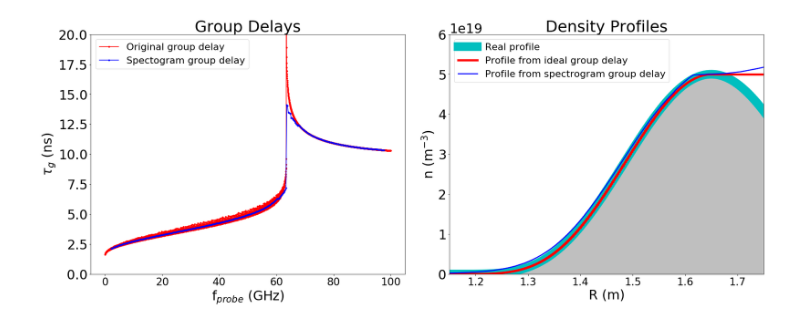
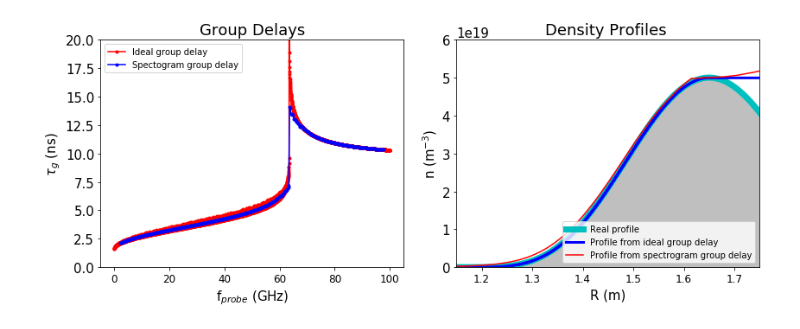
Before and after one commit to OpenReflectometry/scikit-reflectometry, a Jupyter notebook: notebooks/algorithm_step_by_step.ipynb, the cells around one changed output. Cells and saved outputs as stored; diff of their text form; code cells hidden in the pictures.

```diff
--- a/notebooks/algorithm_step_by_step.ipynb
+++ b/notebooks/algorithm_step_by_step.ipynb
@@ -13,9 +13,11 @@ from matplotlib import rc
 from scipy.signal import spectrogram
 
 #plt.style.use('dark_background')
-rc('font', size=30)
-rc('legend', fontsize=22)
-rc('xtick', labelsize=24)
+rc('font', size=15)
+rc('legend', fontsize=10)
+rc('xtick', labelsize=12)
+
+fig_size = (12, 5)
 # %%
 from skreflectometry.mode_O import refraction_index_O, refractive_matrix_O, cutoff_freq_O, abel_inversion, CalcInvPerfO
 from skreflectometry.mode_X import refraction_index_X, refractive_matrix_X, cutoff_freq_X
@@ -218,42 +207,30 @@ plt.show()
 # %%
 radius_calc, dens_arr_to_calc = abel_inversion(fs_O, delta_t_O, pos_antenna=radius_arr[0]+.015, other_method=False)
 radius_calc_other, dens_arr_to_calc_other = abel_inversion(fs_O, delta_t_O, pos_antenna=radius_arr[0], other_method=True)
 radius_noise, dens_noise = abel_inversion(fs_noise, delta_t_noise, pos_antenna=radius_arr[0], other_method=True)
 
-plt.figure(figsize=(24, 10))
+plt.figure(figsize=fig_size)
 
 plt.subplot(1, 2, 1)
 
-plt.plot(fs_O*1e-9, delta_t_O*1e9, 'r.-', label='Original group delay')
+plt.plot(fs_O*1e-9, delta_t_O*1e9, 'r.-', label='Ideal group delay')
 plt.plot(fs_noise*1e-9, delta_t_noise*1e9, 'b.-', label='Spectogram group delay')
 
 plt.title('Group Delays')
 plt.xlabel('f$_{probe}$ (GHz)')
 plt.ylabel(r'$\tau_g$ (ns)')
 
 plt.ylim(0, 20)
 
 plt.legend(loc='upper left')
 
 plt.subplot(1, 2, 2)
 
-plt.plot(radius_arr, dens_prof, 'c-', label='Real profile', lw=20)
-plt.fill_between(radius_arr, dens_prof, 0.0, color='k', alpha=0.25)
-#plt.plot(radius_calc, dens_arr_to_calc, 'm-', label='from delta_t (integral)')
-plt.plot(radius_calc_other, dens_arr_to_calc_other, 'r-', lw=5, label='Profile from ideal group delay')
-plt.plot(radius_noise, dens_noise, 'b-', lw=2.5, label="Profile from spectrogram group delay")
-
-plt.xlim(1.15, 1.75)
-plt.ylim(0, 6e19)
-
-plt.xlabel('R (m)')
-plt.ylabel('n (m$^{-3}$)')
-plt.title('Density Profiles')
-
-plt.legend(loc='upper left')
+plot_profiles_reconstruction(radius_arr, dens_prof, radius_calc_other, dens_arr_to_calc_other,
+                             radius_noise, dens_noise, xlims=(1.15, 1.75), ylims=(0, 6e19), title='')
 
 plt.tight_layout()
 plt.savefig('images/reconstruction.png', dpi=200)
 plt.show()
 # %% [output]
-[figure, old version]
+[figure, new version]
```
Also changed, not shown: parts of 7 cells of this notebook, 6 other files.
